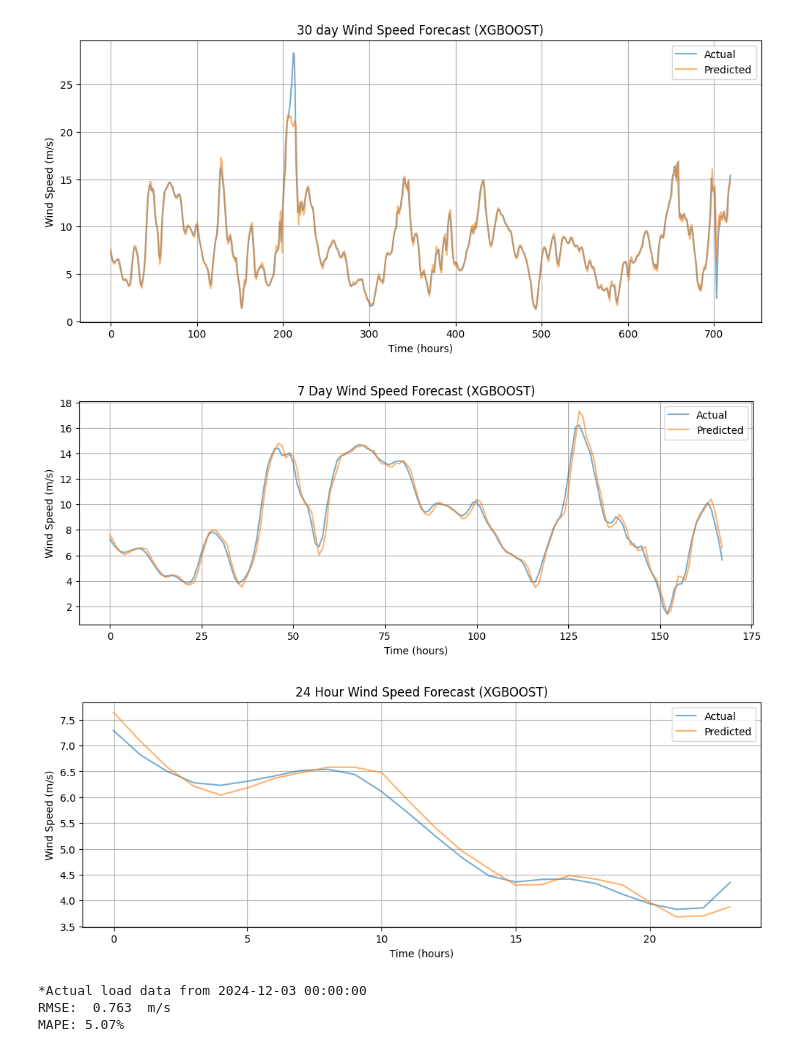
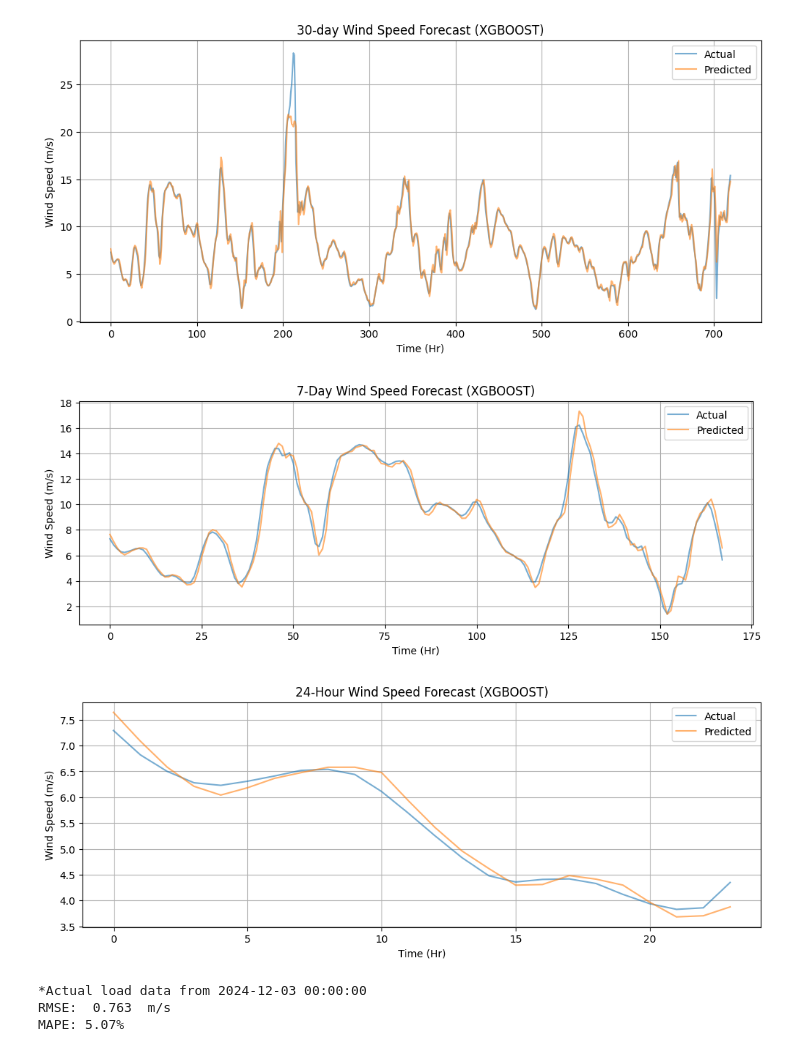
Before and after one commit to Josh413/Forecasting-Models-UConn-Research-2025-, a Jupyter notebook: ML_Project[WINDSPEED].ipynb, the cells around one changed output. Saved outputs shown, nothing was run; the diff lists cells and outputs as text; code cells hidden in the pictures.

```diff
--- a/ML_Project[WINDSPEED].ipynb
+++ b/ML_Project[WINDSPEED].ipynb
@@ -61,8 +61,8 @@ y_pred = model_xgb.predict(dtest)
 plt.figure(figsize=(12,5))
 plt.plot(y_test.values,    label='Actual', alpha=0.6)
 plt.plot(y_pred,           label='Predicted', alpha=0.6)
-plt.title('30 day Wind Speed Forecast (XGBOOST)')
-plt.xlabel('Time (hours)')
+plt.title('30-day Wind Speed Forecast (XGBOOST)')
+plt.xlabel('Time (Hr)')
 plt.ylabel('Wind Speed (m/s)')
 plt.legend()
 plt.grid()
@@ -71,8 +71,8 @@ plt.show()
 plt.figure(figsize=(12,4))
 plt.plot(y_test.values[:24*7], label='Actual', alpha=0.6)
 plt.plot(y_pred[:24*7],        label='Predicted',             alpha=0.6)
-plt.title('7 Day Wind Speed Forecast (XGBOOST)')
-plt.xlabel('Time (hours)')
+plt.title('7-Day Wind Speed Forecast (XGBOOST)')
+plt.xlabel('Time (Hr)')
 plt.ylabel('Wind Speed (m/s)')
 plt.legend()
 plt.grid()
@@ -81,8 +81,8 @@ plt.show()
 plt.figure(figsize=(12,4))
 plt.plot(y_test.values[:24], label='Actual', alpha=0.6)
 plt.plot(y_pred[:24],        label='Predicted',             alpha=0.6)
-plt.title('24 Hour Wind Speed Forecast (XGBOOST)')
-plt.xlabel('Time (hours)')
+plt.title('24-Hour Wind Speed Forecast (XGBOOST)')
+plt.xlabel('Time (Hr)')
 plt.ylabel('Wind Speed (m/s)')
 plt.legend()
 plt.grid()
@@ -115,6 +115,6 @@ print(f'MAPE: {mape:.2f}%')
 [figure]
 [figure]
-[figure, old version]
+[figure, new version]
 *Actual load data from 2024-12-03 00:00:00
 RMSE:  0.763  m/s
 MAPE: 5.07%
```
Also changed, not shown: parts of 4 cells of this notebook.
